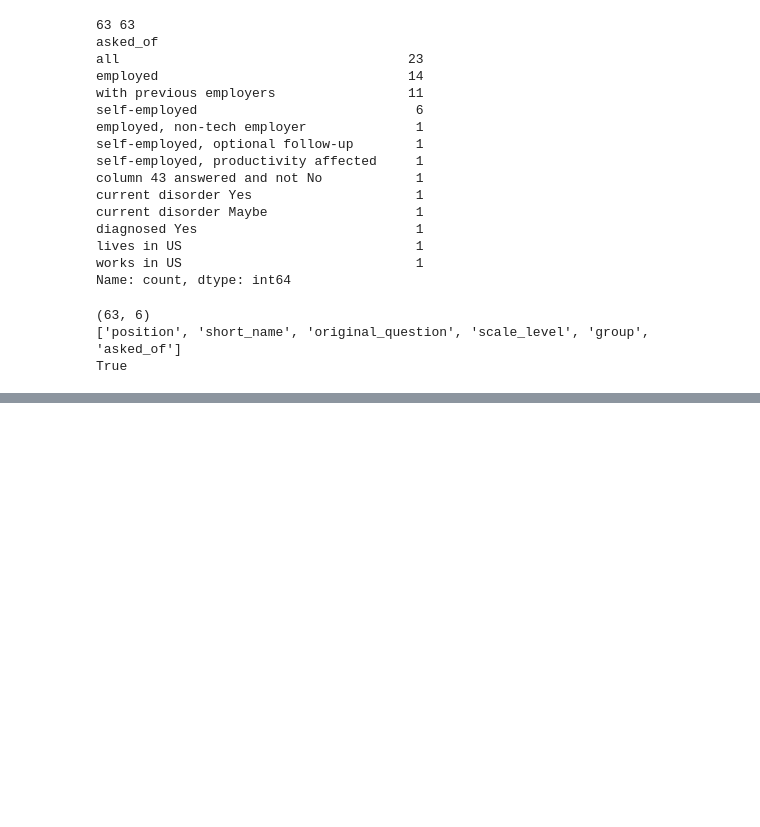
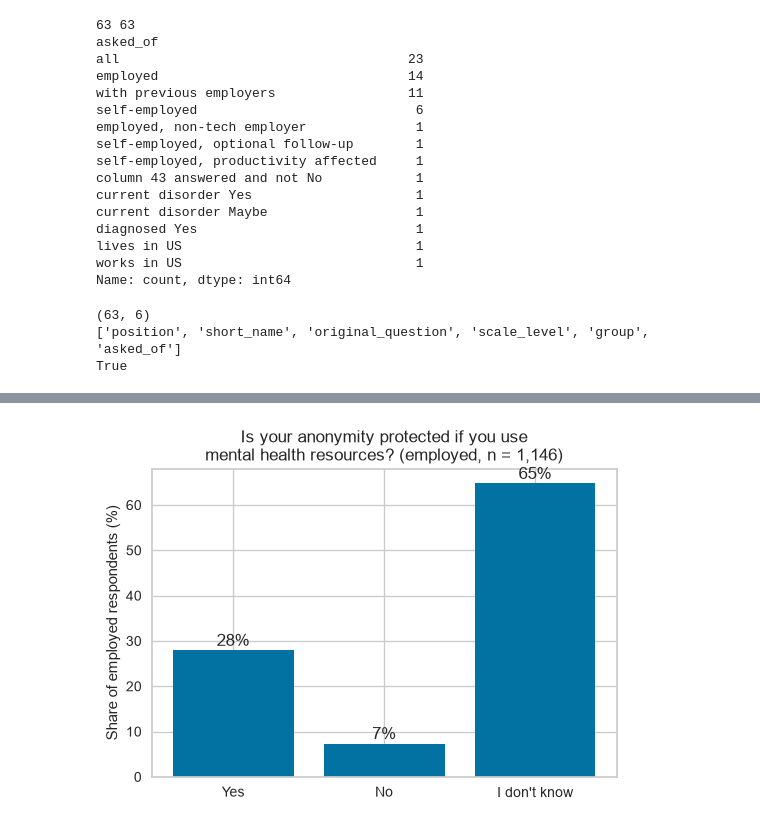
Before and after one commit to nosadfountains/Unsupervised-ML_Case-Study, a Jupyter notebook: mental-health-clustering/analysis.ipynb, the cells around one changed output, grey strips where cells are left out. Saved outputs shown, nothing was run; the diff lists cells and outputs as text; code cells hidden in the pictures; blank space fills up the shorter version.

```diff
--- a/mental-health-clustering/analysis.ipynb
+++ b/mental-health-clustering/analysis.ipynb
@@ -955,9 +955,9 @@ scale_levels.update({
     "age": "ratio",
     "why_ph_interview_text": "free text",
     "why_mh_interview_text": "free text",
-    "current_conditions_text": "free text",
-    "suspected_conditions_text": "free text",
-    "diagnosed_conditions_text": "free text",
+    "current_conditions_list": "nominal",
+    "suspected_conditions_list": "nominal",
+    "diagnosed_conditions_list": "nominal",
     "gender": "free text",
 })
 
@@ -1159,0 +1225,21 @@ True
+# %%
+rows = []
+for i in range(len(column_map)):
+    col = column_map.loc[i, "short_name"]
+    rule = column_map.loc[i, "asked_of"]
+    asked = asked_mask[rule]
+    rows.append({
+        "column": col,
+        "asked_of": rule,
+        "asked": asked.sum(),
+        "not_asked": (~asked).sum(),
+        "non_response": (asked & df[col].isna()).sum(),
+        "answered_not_asked": (~asked & df[col].notna()).sum(),
+    })
+
+split = pd.DataFrame(rows)
+split["non_response_pct"] = (split["non_response"] / split["asked"] * 100).round(1)
+
+print(split["answered_not_asked"].sum())
+print((split["non_response"] > 0).sum())
+split[split["non_response"] > 0].sort_values("non_response_pct", ascending=False)
@@ -1159,0 +1448,13 @@ True
+# %%
+order = ["Yes", "No", "I don't know"]
+shares = df["cur_anonymity_protected"].value_counts(normalize=True).reindex(order) * 100
+
+fig, ax = plt.subplots(figsize=(6, 4))
+ax.bar(shares.index, shares.values)
+ax.set_ylabel("Share of employed respondents (%)")
+ax.set_title("Is your anonymity protected if you use\nmental health resources? (employed, n = 1,146)")
+for i, v in enumerate(shares.values):
+    ax.text(i, v + 1, f"{v:.0f}%", ha="center")
+plt.show()
+# %% [output]
+[figure, added]
```
Also changed, not shown: parts of 21 cells of this notebook, 2 other files.
